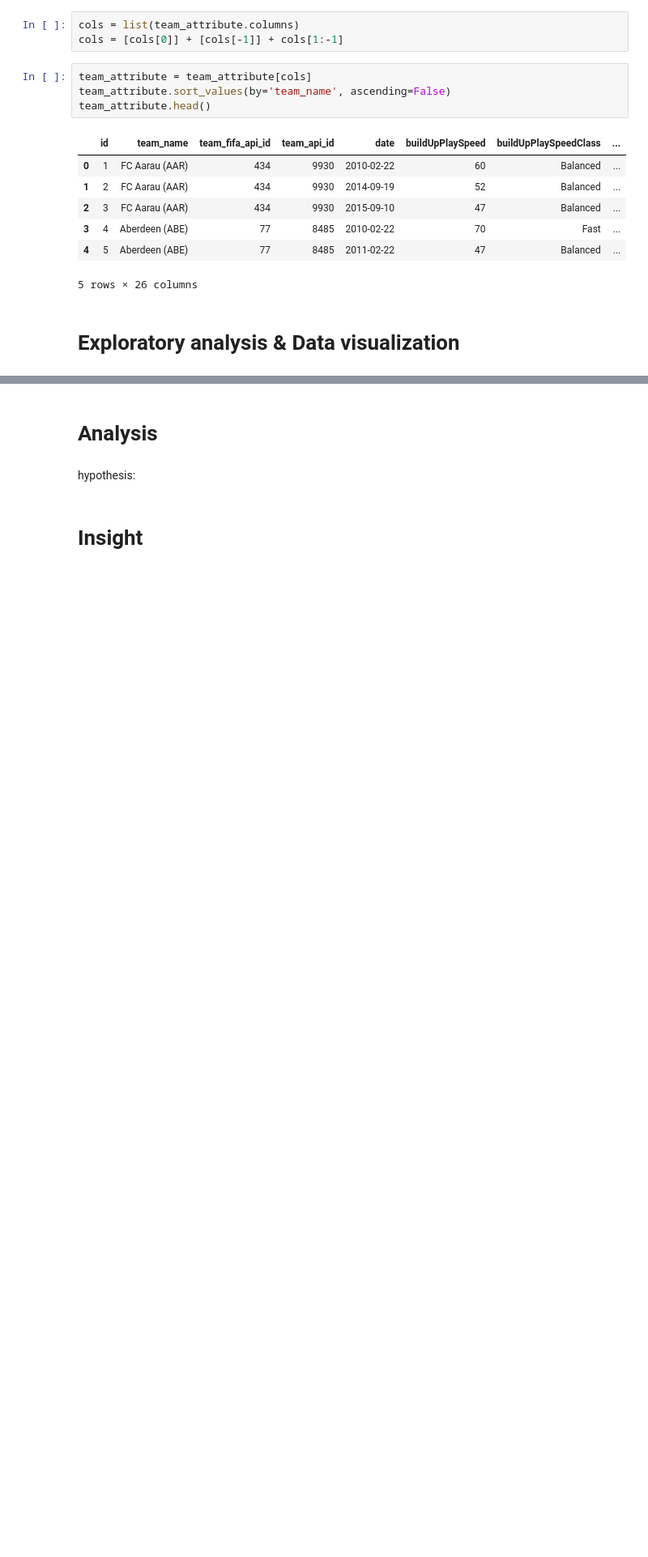
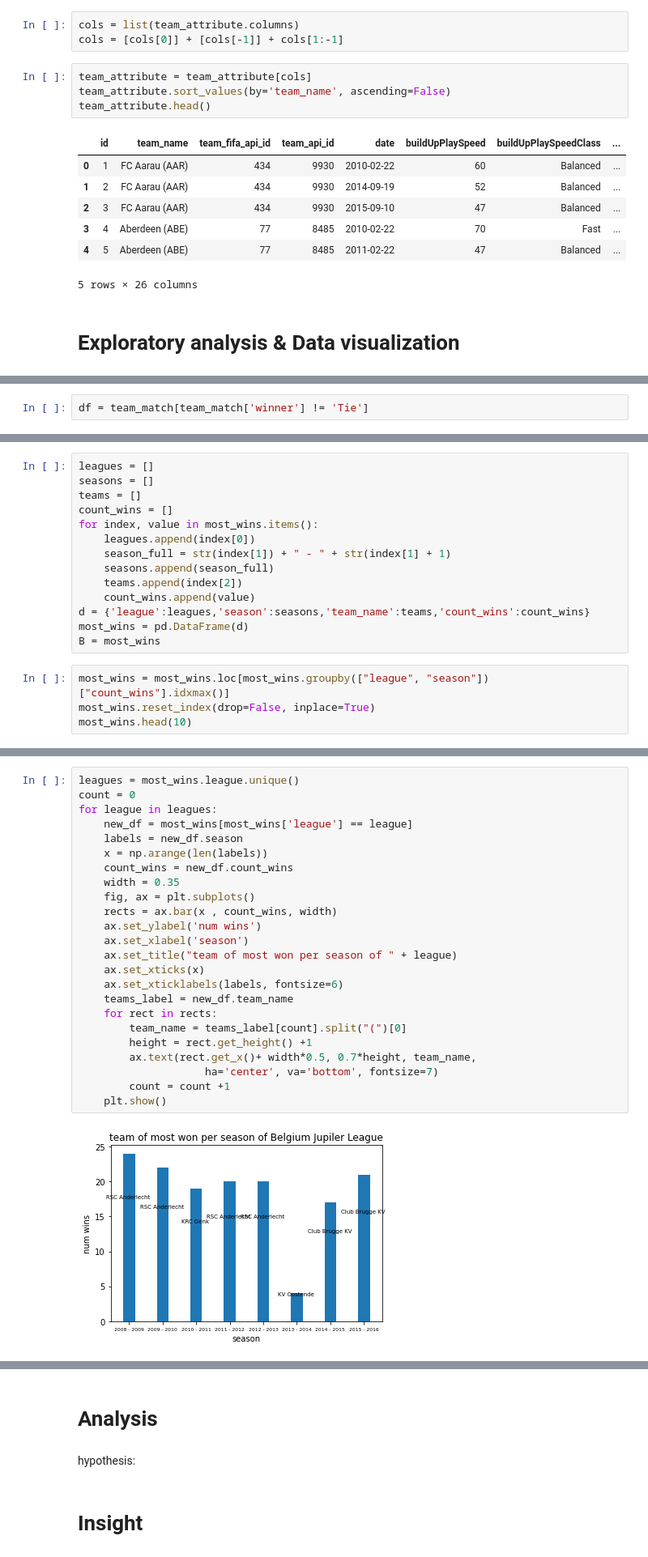
Before and after one commit to Hyej-Kim/cmsc320Final, a Jupyter notebook: cmsc320Final.ipynb, the cells around one changed output, grey strips where cells are left out. Shown at 81% size. Saved outputs shown, nothing was run; the diff lists cells and outputs as text; blank space fills up the shorter version.

```diff
--- a/cmsc320Final.ipynb
+++ b/cmsc320Final.ipynb
@@ -503,0 +527,2 @@ plt.bar(num_goal_highest.season_start, num_goal_highest.total_num_goal, label =
+# %%
+df = team_match[team_match['winner'] != 'Tie']
@@ -503,0 +559,18 @@ plt.bar(num_goal_highest.season_start, num_goal_highest.total_num_goal, label =
+# %%
+leagues = []
+seasons = []
+teams = []
+count_wins = []
+for index, value in most_wins.items():
+    leagues.append(index[0])
+    season_full = str(index[1]) + " - " + str(index[1] + 1)
+    seasons.append(season_full)
+    teams.append(index[2])
+    count_wins.append(value)
+d = {'league':leagues,'season':seasons,'team_name':teams,'count_wins':count_wins}
+most_wins = pd.DataFrame(d)
+B = most_wins
+# %%
+most_wins = most_wins.loc[most_wins.groupby(["league", "season"])["count_wins"].idxmax()]
+most_wins.reset_index(drop=False, inplace=True)
+most_wins.head(10)
@@ -503,0 +589,26 @@ plt.bar(num_goal_highest.season_start, num_goal_highest.total_num_goal, label =
+# %%
+leagues = most_wins.league.unique()
+count = 0
+for league in leagues:
+    new_df = most_wins[most_wins['league'] == league]
+    labels = new_df.season
+    x = np.arange(len(labels))
+    count_wins = new_df.count_wins
+    width = 0.35
+    fig, ax = plt.subplots()
+    rects = ax.bar(x , count_wins, width)
+    ax.set_ylabel('num wins')
+    ax.set_xlabel('season')
+    ax.set_title("team of most won per season of " + league)
+    ax.set_xticks(x)
+    ax.set_xticklabels(labels, fontsize=6)
+    teams_label = new_df.team_name
+    for rect in rects:
+        team_name = teams_label[count].split("(")[0]
+        height = rect.get_height() +1
+        ax.text(rect.get_x()+ width*0.5, 0.7*height, team_name,
+                    ha='center', va='bottom', fontsize=7)
+        count = count +1
+    plt.show()
+# %% [output]
+[figure, added]
```
Also changed, not shown: parts of 46 cells of this notebook.
